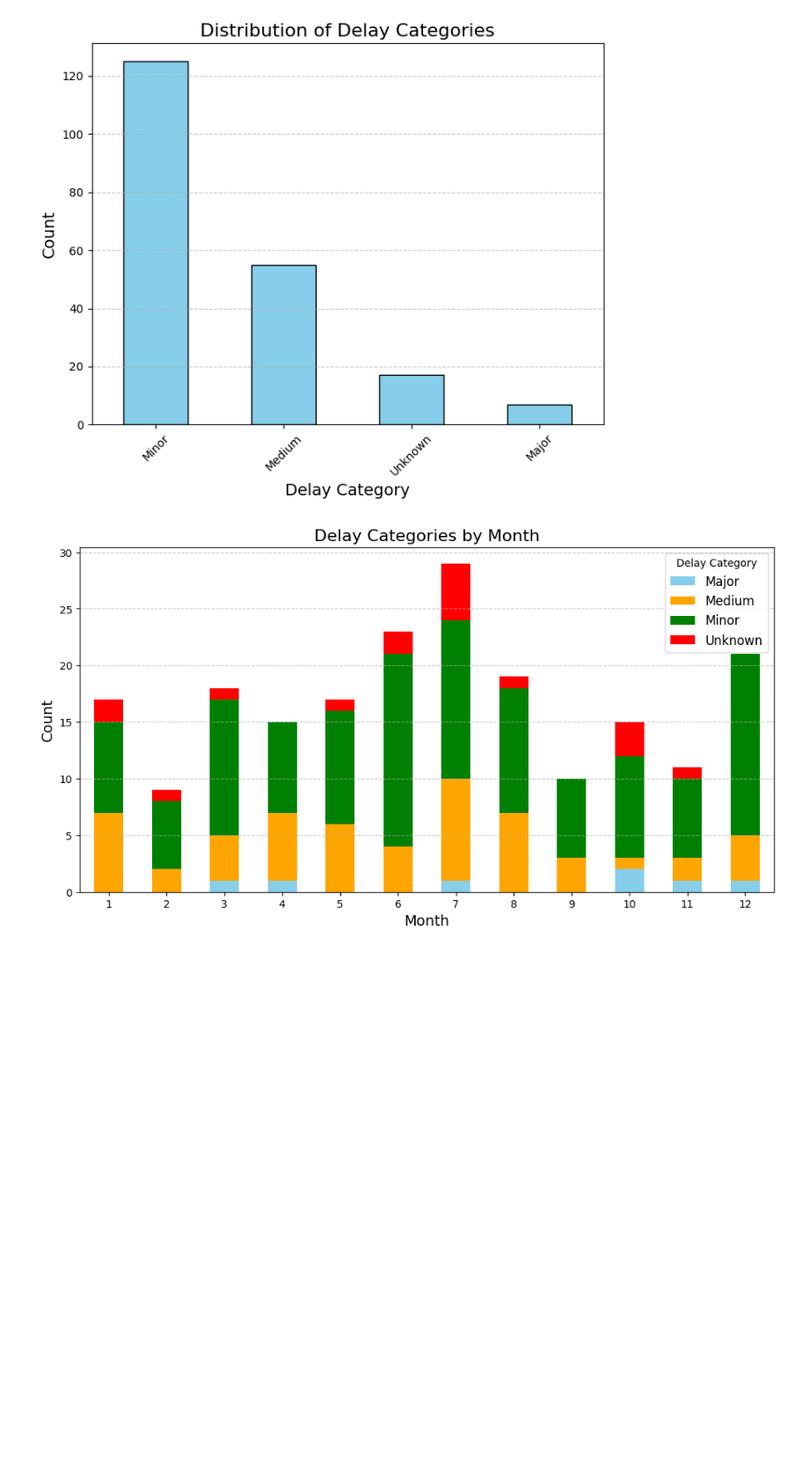
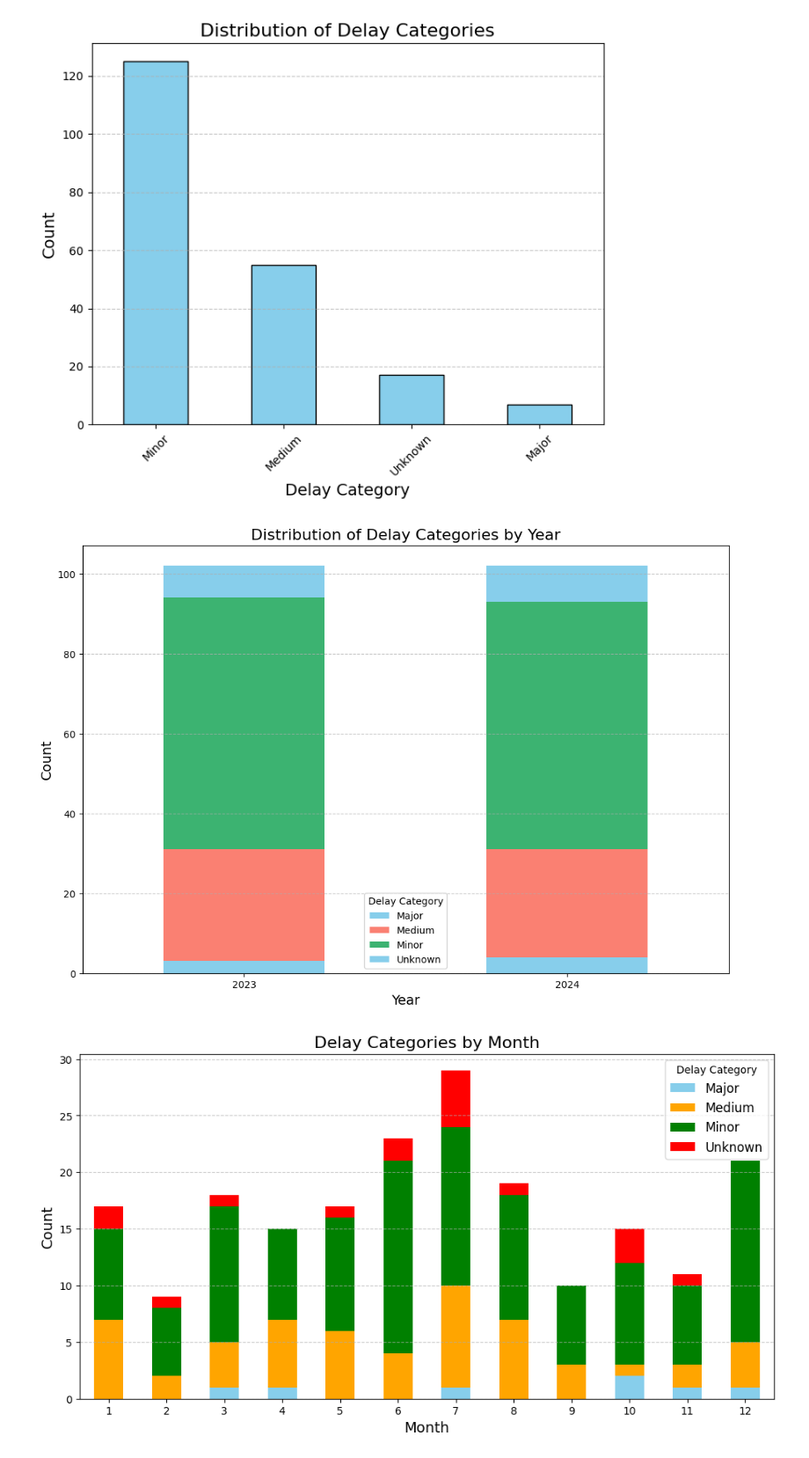
Before and after one commit to trevormgray/NN-Project, a Jupyter notebook: Flights.ipynb, the cells around one changed output. Shown at 88% size. Cells and saved outputs as stored; diff of their text form; code cells hidden in the pictures; blank space fills up the shorter version.

Commit message:
Added data visualization

```diff
--- a/Flights.ipynb
+++ b/Flights.ipynb
@@ -254,6 +254,20 @@ plt.grid(axis='y', linestyle='--', alpha=0.7)
 plt.show()
 # %% [output]
 [figure]
+# %%
+# Count the occurrences of each DelayCategory during each year
+delay_counts = train_sample_filtered.groupby(['Year', 'DelayCategory']).size().unstack()
+# Create a histogram for the delay counts by year
+delay_counts.plot(kind='bar', stacked=True, figsize=(12, 8), color=['skyblue', 'salmon', 'mediumseagreen'])
+plt.title('Distribution of Delay Categories by Year', fontsize=16)
+plt.xlabel('Year', fontsize=14)
+plt.ylabel('Count', fontsize=14)
+plt.xticks(rotation=0)
+plt.grid(axis='y', linestyle='--', alpha=0.7)
+plt.legend(title='Delay Category')
+plt.show()
+# %% [output]
+[figure, added]
 # %%
 # Count the occurrences of each DelayCategory during each month
 delay_counts_by_month = train_sample_filtered.groupby(['Month', 'DelayCategory']).size()
```
Also changed, not shown: parts of 10 cells of this notebook.
